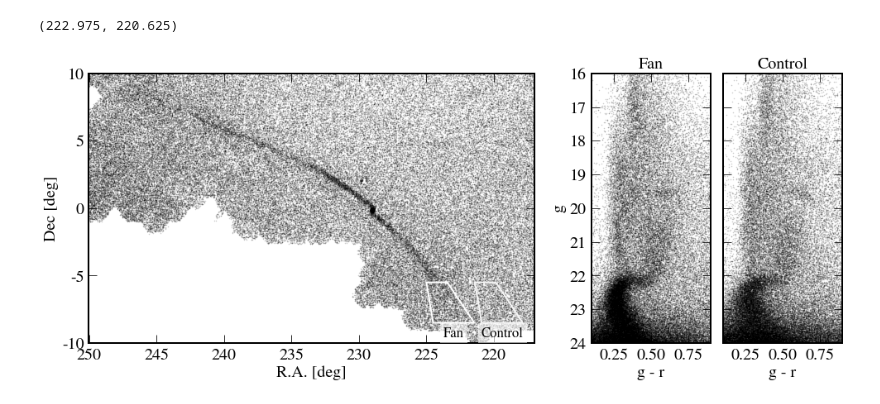
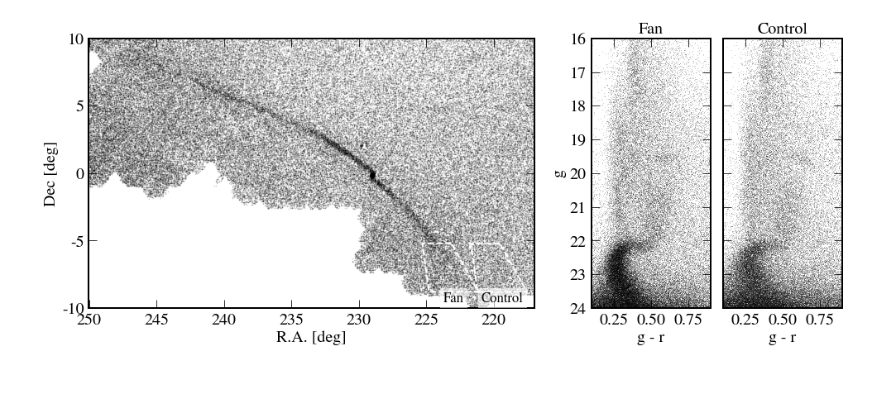
Before and after one commit to adrn/Pal5sBiggestFan, a Jupyter notebook: notebooks/fig_map_cmds.ipynb, the cells around one changed output. Drawn from its saved outputs; the diff is of its cells as text; code cells hidden in the pictures.

Commit message:
tweak fan polygon

```diff
--- a/notebooks/fig_map_cmds.ipynb
+++ b/notebooks/fig_map_cmds.ipynb
@@ -52,10 +52,17 @@ poly_control[:,0] -= 3.6
 # poly_control[:,0] -= 2
 path_control = mpl.path.Path(poly_control)
 control_mask = path_control.contains_points(points_sky)
+
+# scale fan out
+s = 0.3
+poly_fan[:2,1] += s
+poly_fan[2:,1] -= s
+poly_fan[1:3,0] += s
+poly_fan[0,0] -= s
+poly_fan[-1,0] -= s
+
+poly_control = np.copy(poly_fan)
+poly_control[:,0] -= 3.6
-# %%
-np.mean(poly_fan[2:,0]), np.mean(poly_control[:2,0])
-# %% [output]
-(222.975, 220.625)
 # %%
 fig = plt.figure(figsize=(13.6,6))
 gs1 = mpl.gridspec.GridSpec(1,1)
@@ -73,44 +80,40 @@ ax = [ax0, ax1, ax2]
 plt.sca(ax[0])
 plt.plot(tp['ra'], tp['dec'], 'k.', ms=1, alpha=0.2, rasterized=True)
 
-# pcirc = mpl.patches.Circle((229,-0.1), radius=0.2, color='none', ec='royalblue', lw=2, alpha=1, zorder=2, label='')
-# plt.gca().add_artist(pcirc)
-
-pfan = mpl.patches.Polygon(poly_fan, color='none', ec='w', ls='-', lw=2, alpha=1, zorder=2, label='')
+pfan = mpl.patches.Polygon(poly_fan, color='none', ec='w', ls='--', lw=2, alpha=1, zorder=2, label='')
 plt.gca().add_artist(pfan)
 
-pcontrol = mpl.patches.Polygon(poly_control, color='none', ec='0.96', ls='-', lw=2, alpha=1, zorder=2, label='')
+pcontrol = mpl.patches.Polygon(poly_control, color='none', ec='w', ls='--', lw=2, alpha=1, zorder=2, label='')
 plt.gca().add_artist(pcontrol)
 
 plt.xlabel('R.A. [deg]')
 plt.ylabel('Dec [deg]')
 plt.gca().set_aspect('equal')
 plt.gca().yaxis.set_major_locator(mpl.ticker.MultipleLocator(5))
 
 plt.xlim(248,219)
-# plt.xlim(250,215)
 plt.ylim(-10,10)
 plt.gca().set_aspect('equal', adjustable='datalim')
 
 labels = ['Fan', 'Control']
 poly_list = [poly_fan, poly_control]
 for e, mask in enumerate([fan_mask, control_mask]):
     plt.sca(ax[e+1])
 #     plt.plot(i_gr, i_g, '-', color='orangered', alpha=0.3)
-    plt.plot(tin['g'][mask]-tin['r'][mask], tin['g'][mask], 'k.', ms=1, alpha=0.2, rasterized=True)
+    plt.plot(tin['g'][mask]-tin['r'][mask], tin['g'][mask], 'k.', ms=2, mec='none', alpha=0.25, rasterized=True)
 
     plt.xlim(0.1,0.9)
     plt.ylim(24,16)
     plt.xlabel('g - r')
     plt.title(labels[e], fontsize='medium')
     if e==0:
         plt.ylabel('g')
 
     plt.sca(ax[0])
     txt = plt.text(np.median(poly_list[e][2:,0]), -8.8, labels[e], ha='center', va='top', fontsize='small')
     txt.set_bbox(dict(facecolor='w', alpha=0.6, ec='none'))
 
-plt.savefig('../plots/map_control_noiso.png')
+# plt.savefig('../plots/map_control_noiso.png')
 plt.savefig('../paper/map_fancmd.pdf', dpi=200)
 # %% [output]
-[figure, old version]
+[figure, new version]
```
Also changed, not shown: 1 other file.
